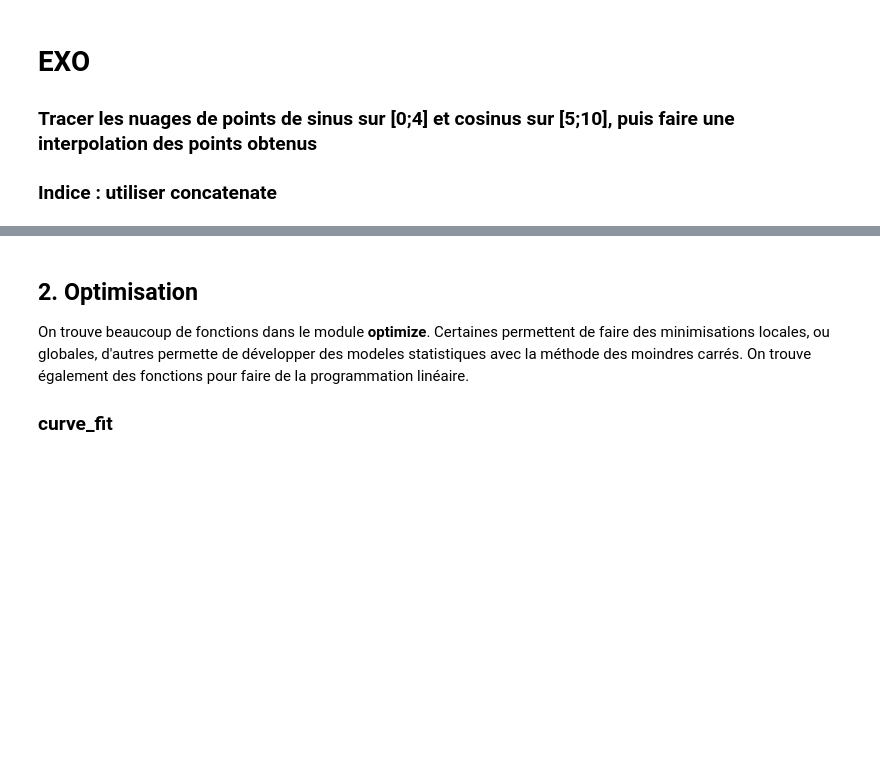
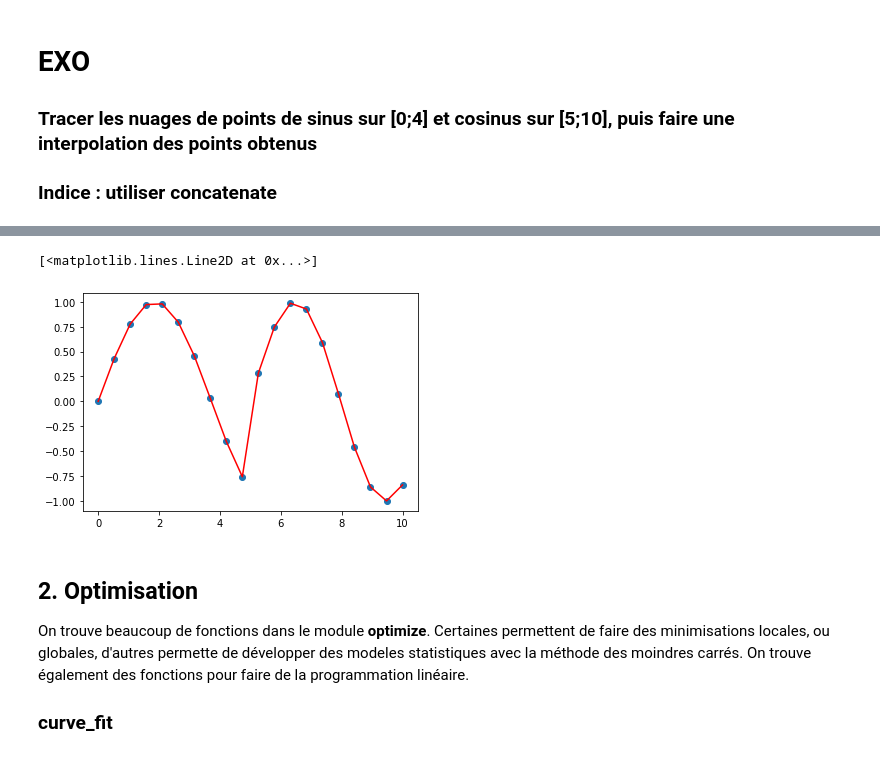
Before and after one commit to Centrale-IA/Formations-2022-2023, a Jupyter notebook: 03-DataViz/03-DataViz.ipynb, the cells around one changed output, grey strips where cells are left out. Saved outputs shown, nothing was run; the diff lists cells and outputs as text; code cells hidden in the pictures; blank space fills up the shorter version.

```diff
--- a/03-DataViz/03-DataViz.ipynb
+++ b/03-DataViz/03-DataViz.ipynb
@@ -317,3 +431,20 @@ plt.scatter(x2,y2)
+# %%
+y = np.concatenate((y1,y2), axis=0)
+# %%
+# création de la fonction interpolation f
+x = np.linspace(0,10,20)
+f = interp1d(x, y, kind='cubic')
+
+# résultats de la fonction interpolation f sur de nouvelles données
+new_x = np.linspace(0, 10, 20)
+result = f(new_x)
+
+# visualisation avec matplotlib
+plt.scatter(x, y)
+plt.plot(new_x, result, c='r')
+# %% [output]
+[<matplotlib.lines.Line2D at 0x...>]
+[figure, added]
 # %% [markdown]
 ## 2. Optimisation
 
```
Also changed, not shown: parts of 67 cells of this notebook, 1 other file.
